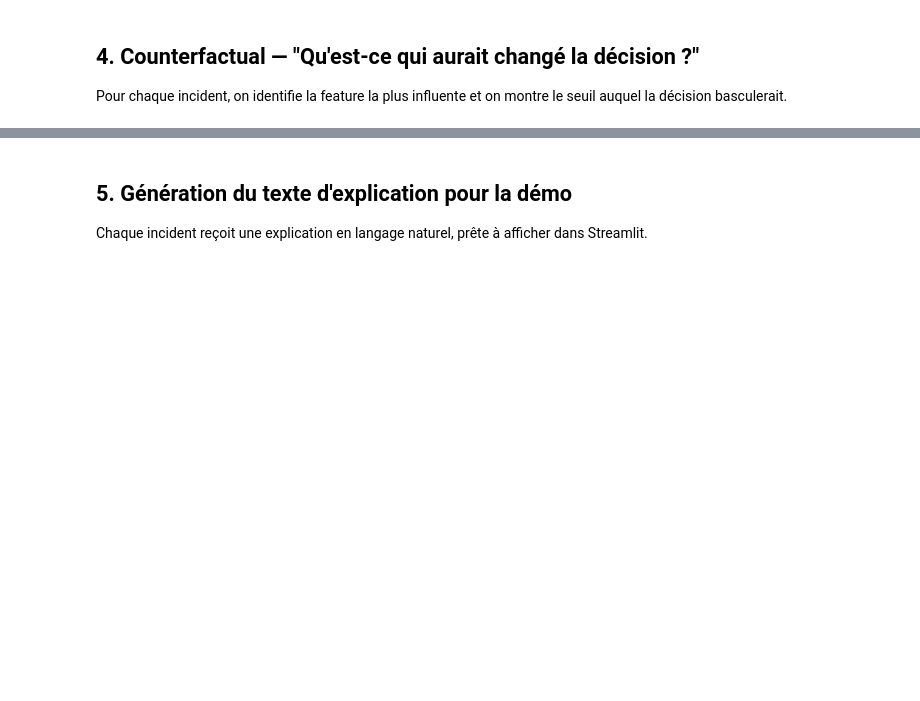
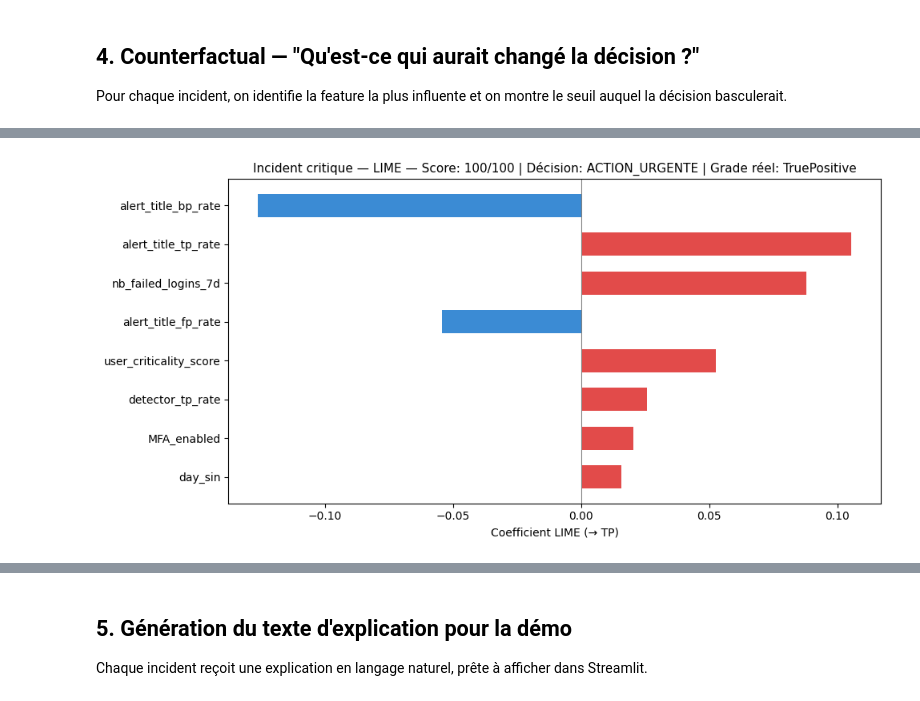
Before and after one commit to salma-1212/poc-soc-triage, a Jupyter notebook: 04_xai.ipynb, the cells around one changed output, grey strips where cells are left out. Cells and saved outputs as stored; diff of their text form; code cells hidden in the pictures; blank space fills up the shorter version.

```diff
--- a/04_xai.ipynb
+++ b/04_xai.ipynb
@@ -333,0 +417,89 @@ plt.show()
+# %%
+# Installation si nécessaire : pip install lime
+from lime.lime_tabular import LimeTabularExplainer
+
+# ── Initialisation de l'explainer LIME ────────────────────────────────────────
+# IMPORTANT : discretize_continuous=False — évite le bug où LIME remplace
+# les noms de features par leurs indices (ex: "13 > 2.50" au lieu de
+# "nb_alerts > 2.50"). Ce bug survient quand la discrétisation interne
+# de LIME perd le mapping index → nom fourni par feature_names.
+lime_explainer = LimeTabularExplainer(
+    training_data         = X_full,
+    feature_names         = FEATURE_COLS,          # noms explicites des features
+    class_names           = ['FalsePositive', 'BenignPositive', 'TruePositive'],
+    mode                  = 'classification',
+    discretize_continuous = False,   # False = évite le bug d'indices numériques
+    random_state          = 42,
+)
+
+def explain_incident_lime(incident_idx, n_features=8, title_prefix=''):
+    """
+    Génère une explication LIME pour un incident du sample.
+
+    LIME perturbe les valeurs de l'incident (en échantillonnant autour de lui)
+    et entraîne un modèle linéaire local pour approximer le comportement de XGBoost
+    dans ce voisinage. Les coefficients de ce modèle linéaire sont l'explication.
+
+    n_features : nb de features à afficher dans l'explication
+    """
+    x_incident = X_sample[incident_idx]
+    incident   = df_sample.iloc[incident_idx]
+
+    # predict_fn : LIME passe un numpy array — on le convertit en DMatrix
+    # avec les feature_names explicites pour que XGBoost garde les noms corrects.
+    # Ne PAS utiliser xgb_model.predict_proba directement — XGBoost peut ignorer
+    # les feature_names si le wrapper ne les transmet pas correctement.
+    def lime_predict(X_perturbed):
+        dm = xgb.DMatrix(
+            np.array(X_perturbed, dtype=np.float32),
+            feature_names=FEATURE_COLS   # noms explicites à chaque appel
+        )
+        proba = booster.predict(dm)
+        return proba.reshape(-1, 3)
+
+    lime_exp = lime_explainer.explain_instance(
+        data_row       = x_incident.astype(np.float64),  # float64 requis par LIME
+        predict_fn     = lime_predict,
+        num_features   = n_features,
+        top_labels     = 3,
+        num_samples    = 500,
+    )
+
+    # Explication pour la classe TP (label 2)
+    exp_tp = lime_exp.as_list(label=2)
+
+    # Visualisation
+    fig, ax = plt.subplots(figsize=(10, 5))
+    features_lime = [x[0] for x in exp_tp]
+    weights_lime  = [x[1] for x in exp_tp]
+    colors_lime   = ['#E24B4A' if w > 0 else '#3B8BD4' for w in weights_lime]
+
+    ax.barh(range(len(weights_lime)), weights_lime, color=colors_lime, height=0.6)
+    ax.set_yticks(range(len(features_lime)))
+    ax.set_yticklabels(features_lime, fontsize=10)
+    ax.invert_yaxis()
+    ax.axvline(0, color='gray', linewidth=0.8)
+    ax.set_xlabel('Coefficient LIME (→ TP)')
+
+    score    = incident['priority_score']
+    decision = incident['decision_suggested']
+    grade    = incident.get('grade_reel_label', '?')
+    ax.set_title(f'{title_prefix}LIME — Score: {score:.0f}/100 | '
+                 f'Décision: {decision} | Grade réel: {grade}', fontsize=11)
+
+    plt.tight_layout()
+    return fig, exp_tp, lime_exp
+
+# ── Explication LIME pour l'incident critique ──────────────────────────────────
+print("Calcul LIME pour l'incident critique (peut prendre quelques secondes)...")
+fig_lime_crit, exp_tp_crit, lime_obj_crit = explain_incident_lime(
+    max_score_idx, title_prefix='Incident critique — '
+)
+plt.savefig(DATA_DIR / 'lime_critique.png', dpi=120, bbox_inches='tight')
+plt.show()
+
+print("\nExplication LIME (classe TP) :")
+for feat_rule, weight in exp_tp_crit:
+    direction = "↑ TP" if weight > 0 else "↓ TP"
+    print(f"  {direction}  {feat_rule}  (coeff={weight:.4f})")
+# %% [output]
@@ -333,0 +507 @@ plt.show()
+[figure, added]
```
Also changed, not shown: parts of 20 cells of this notebook, 31 other files.
